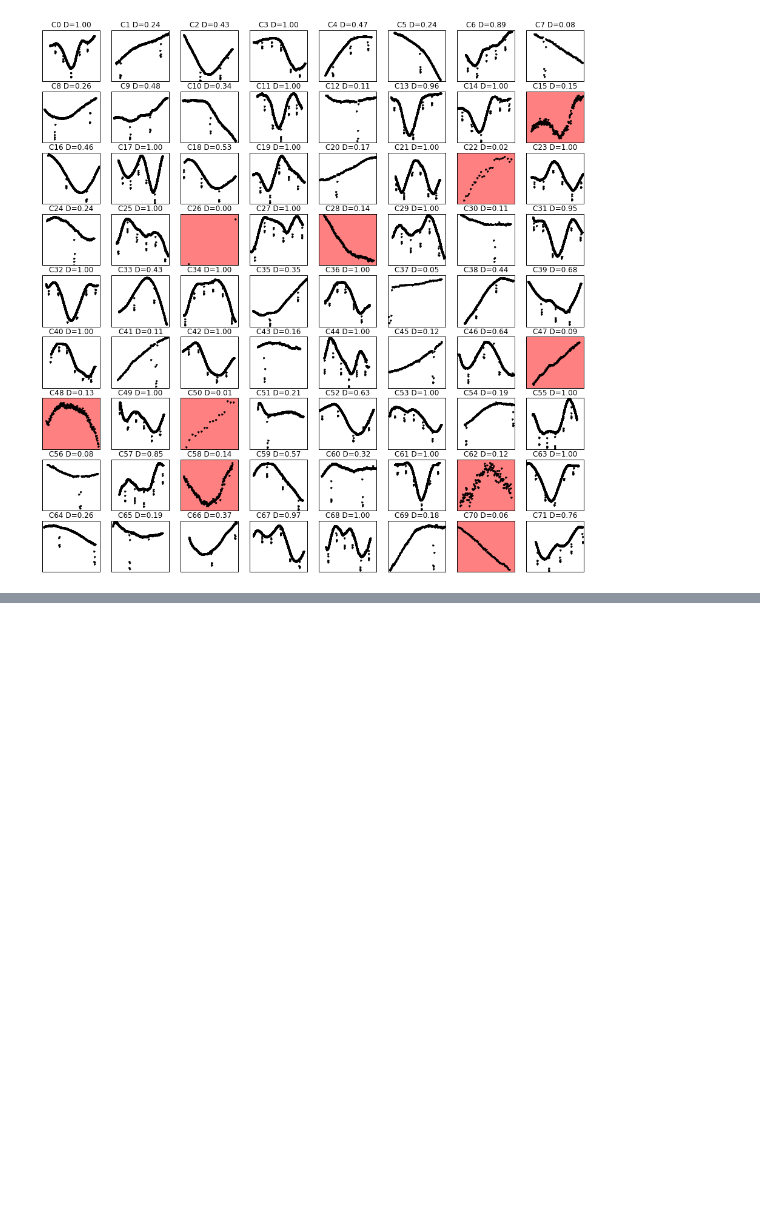
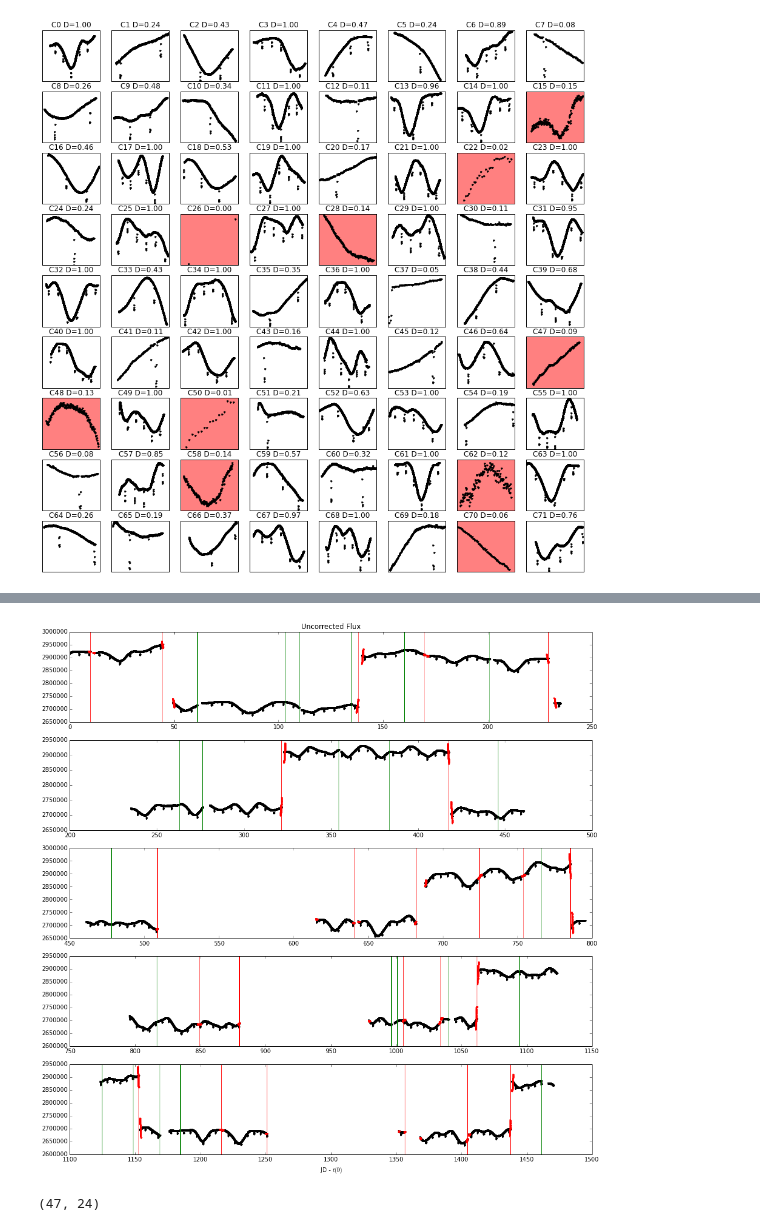
Before and after one commit to bmorris3/hat-11, a Jupyter notebook: data/chunking.ipynb, the cells around one changed output, grey strips where cells are left out. Cells and saved outputs as stored; diff of their text form; code cells hidden in the pictures; blank space fills up the shorter version.

```diff
--- a/data/chunking.ipynb
+++ b/data/chunking.ipynb
@@ -146,0 +226,32 @@ plt.show()
+# %%
+fig, ax = plt.subplots(n_segments, 1, figsize=(16, 16))
+
+for i, t, f in zip(range(n_segments), s_times, s_fluxes):
+    t0 = s_times[0][0]
+    ax[i].plot(t - t0, f, '.', color='k')
+
+    for t_gap, t_fit, f_fit, model_fit, g_chi2, g_dur in zip(gap_times, t_fits,f_fits,
+                                                             model_fits, gap_chi2, gap_duration):
+        # Plot everything for the "discontinuous" flagged gaps
+        if g_chi2 > chi2_threshold or (g_dur > gap_dur_threshold):
+            if t.min() < t_fit.min() < t.max():
+                #ax[i].plot(t_fit - t0, f_fit, 'r.')
+                ax[i].plot(t_fit - t0, model_fit, 'r.')
+
+            if t.min() < t_gap < t.max():
+                ax[i].axvline(t_gap - t0, color='r')
+
+        # plot lines in different color for "continuous" flagged gaps
+        else:
+            if t.min() < t_gap < t.max():
+                ax[i].axvline(t_gap - t0, color='g')
+ax[-1].set_xlabel('JD - $t(0)$')
+ax[0].set_title('Uncorrected Flux')
+plt.show()
+# %% [output]
+[figure, added]
+# %%
+print(len(gap_times), len(gap_times_significant))
+#plt.hist(gap_duration, range=[0, 10]);
+# %% [output]
+(47, 24)
```
Also changed, not shown: parts of 4 cells of this notebook, 1 other file.
